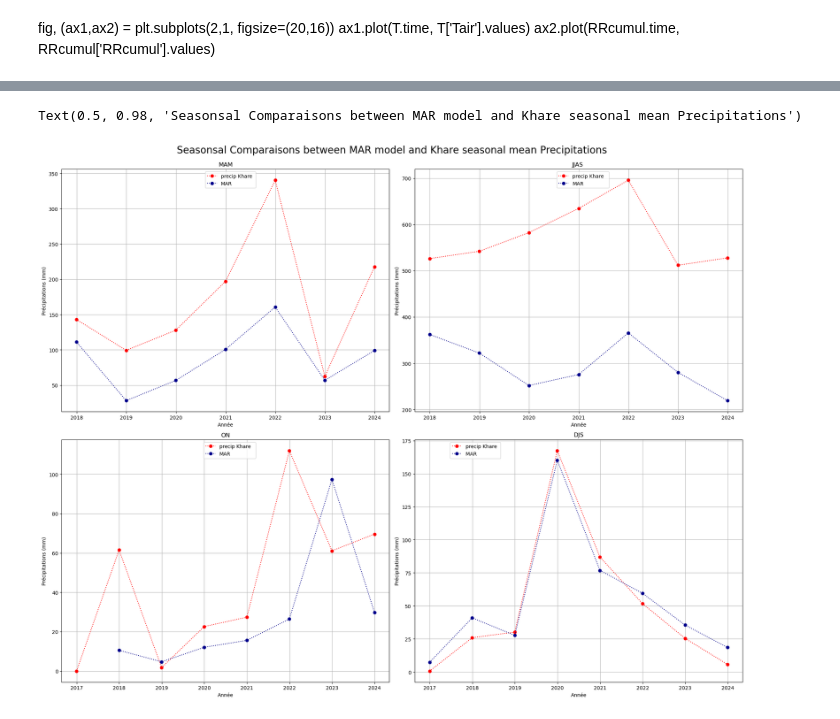
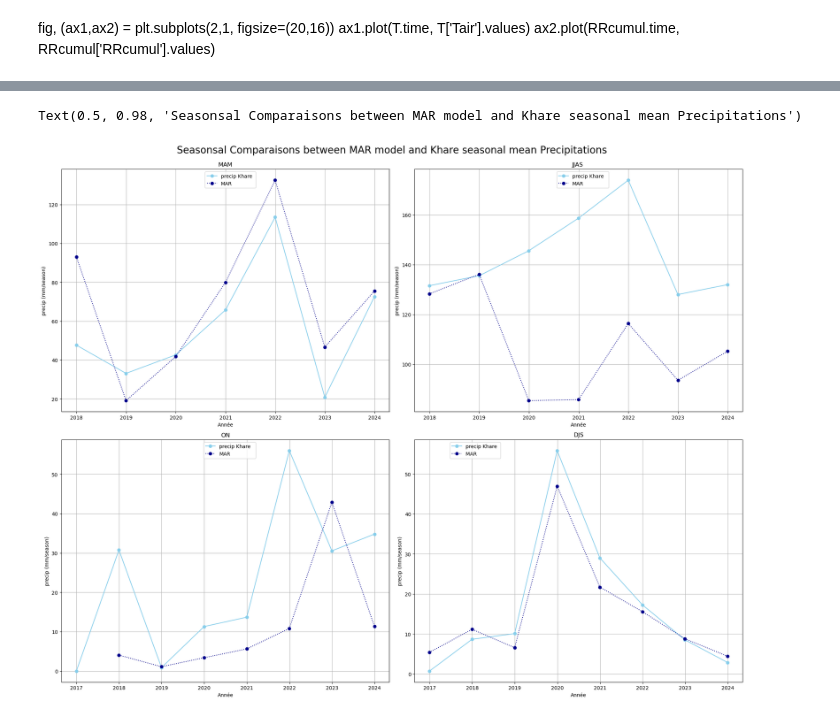
Before and after one commit to Andeol-ramb/MAR_HMA_GLACIOCLIM_Comparisons, a Jupyter notebook: TimeSeries_Ts_Pr_Khare_MAR_16-23.ipynb, the cells around one changed output, grey strips where cells are left out. Cells and saved outputs as stored; diff of their text form; code cells hidden in the pictures.

```diff
--- a/TimeSeries_Ts_Pr_Khare_MAR_16-23.ipynb
+++ b/TimeSeries_Ts_Pr_Khare_MAR_16-23.ipynb
@@ -81,8 +78,8 @@ Coordinates:
 # For a single time step
 #value = dsM['SH'].isel(y=j, x=i)
 ## If there's a time dimension
-dsM_sta=dsM[0:, i, j+1]
-dsM_sta_precip=dsMP[0:, i, j]
+dsM_sta=dsM[0:, i, j-1]
+dsM_sta_precip=dsMP[0:, i, j-1]
 
 
 
@@ -193,7 +220,6 @@ Pr_MAR=dsM_sta_precip.sel(time=slice(start,end))
 # %%
 # Precip sta classic climatic variables
-RR_premon= seasonsdata(Pr_sta, 'MAM').resample(time='YE').sum()
-RR_mon =seasonsdata(Pr_sta, 'JJAS').resample(time='YE').sum()
-RR_postmon=seasonsdata(Pr_sta, 'ON').resample(time='YE').sum()
-RR_hiver=seasonsdata(Pr_sta, 'DJF').resample(time='YE').sum()
-RR_premon
+RR_premon= seasonsdata(Pr_sta, 'MAM').resample(time='YE').mean()
+RR_mon =seasonsdata(Pr_sta, 'JJAS').resample(time='YE').mean()
+RR_postmon=seasonsdata(Pr_sta, 'ON').resample(time='YE').mean()
+RR_hiver=seasonsdata(Pr_sta, 'DJF').resample(time='YE').mean()
@@ -227,7 +226,7 @@ Coordinates:
 # %%
-Pr_MAR
+
 #T MAR classic climate variables
-PrMAR_monthly_cycle=Pr_MAR.groupby('time.month').sum()
+PrMAR_monthly_cycle=Pr_MAR.groupby('time.month').mean()
 
 #dsM_sta_new
 
@@ -242,7 +241,7 @@ PrMAR_hiver  = seasonsdata(Pr_MAR, 'DJF').resample(time='YE').sum()
 
 
 #Time series annual data MAR
-Timeseries_PrMAR_premon = seasonsdata(Pr_MAR, 'MAM').resample(time='YE').sum() # T moyen de chaque saison
-Timeseries_PrMAR_mon = seasonsdata(Pr_MAR, 'JJAS').resample(time='YE').sum()
-Timeseries_PrMAR_postmon =  seasonsdata(Pr_MAR, 'ON').resample(time='YE').sum()
-Timeseries_PrMAR_hiver  = seasonsdata(Pr_MAR, 'DJF').resample(time='YE').sum()
+Timeseries_PrMAR_premon = seasonsdata(Pr_MAR, 'MAM').resample(time='YE').mean() # T moyen de chaque saison
+Timeseries_PrMAR_mon = seasonsdata(Pr_MAR, 'JJAS').resample(time='YE').mean()
+Timeseries_PrMAR_postmon =  seasonsdata(Pr_MAR, 'ON').resample(time='YE').mean()
+Timeseries_PrMAR_hiver  = seasonsdata(Pr_MAR, 'DJF').resample(time='YE').mean()
@@ -270,44 +248,44 @@ Coordinates:
 # %%
 fig, ((ax1,ax2) , (ax3,ax4)) = plt.subplots(2,2, figsize=(20,16))
-ax1.plot(RR_premon.time, RR_premon['RRhourly'].values, linestyle=':',color='red', marker= 'o', label='precip Khare ')
+ax1.plot(RR_premon.time, RR_premon['RRhourly'].values, linestyle='-',color='skyblue', marker= 'o', label='precip Khare ')
 ax1.plot(PrMAR_premon.time, PrMAR_premon.values, linestyle=':',color='darkblue', marker= 'o', label='MAR')
 
 ax1.legend(bbox_to_anchor=(0.1, 0.5, 0.5, 0.5))
 ax1.set_title('MAM')
 ax1.set_xlabel('Année')
-ax1.set_ylabel('Précipitations (mm)')
+ax1.set_ylabel('precip (mm/season)')
 ax1.grid()
 
-ax2.plot(RR_mon.time, RR_mon['RRhourly'].values,linestyle=':', marker= 'o',color='red', label='precip Khare  ')
+ax2.plot(RR_mon.time, RR_mon['RRhourly'].values,linestyle='-', marker= 'o',color='skyblue', label='precip Khare  ')
 ax2.plot(Timeseries_PrMAR_mon.time, Timeseries_PrMAR_mon.values, linestyle=':',color='darkblue', marker= 'o', label='MAR')
 
 ax2.legend(bbox_to_anchor=(0.1, 0.5, 0.5, 0.5))
 ax2.set_title('JJAS ')
 ax2.set_xlabel('Année')
-ax2.set_ylabel('Précipitations (mm)')
+ax2.set_ylabel('precip (mm/season)')
 ax2.grid()
 
-ax3.plot(RR_postmon.time, RR_postmon['RRhourly'].values,linestyle=':', marker= 'o',color='red', label='precip Khare  ')
+ax3.plot(RR_postmon.time, RR_postmon['RRhourly'].values,linestyle='-', marker= 'o',color='skyblue', label='precip Khare  ')
 ax3.plot(Timeseries_PrMAR_postmon.time, Timeseries_PrMAR_postmon.values,color='darkblue', linestyle=':', marker= 'o', label='MAR')
 
 ax3.legend(bbox_to_anchor=(0.1, 0.5, 0.5, 0.5))
 ax3.set_title('ON')
 ax3.set_xlabel('Année')
-ax3.set_ylabel('Précipitations (mm)')
+ax3.set_ylabel('precip (mm/season)')
 ax3.grid()
 
-ax4.plot(Timeseries_PrMAR_hiver.time, RR_hiver['RRhourly'].values,linestyle=':', marker= 'o', color='red',label='precip Khare ')
+ax4.plot(Timeseries_PrMAR_hiver.time, RR_hiver['RRhourly'].values,linestyle='-', marker= 'o', color='skyblue',label='precip Khare ')
 ax4.plot(Timeseries_PrMAR_hiver.time, Timeseries_PrMAR_hiver.values, linestyle=':',color='darkblue', marker= 'o', label='MAR ')
 
 ax4.legend(bbox_to_anchor=(0.1, 0.5, 0.5, 0.5))
 ax4.set_title('DJS')
 ax4.set_xlabel('Année')
-ax4.set_ylabel('Précipitations (mm)')
+ax4.set_ylabel('precip (mm/season)')
 ax4.grid()
 
 
 plt.tight_layout(rect=[0, 0, 1, 0.96])  # Maria script theft : leave space for the suptitle
 fig.suptitle('Seasonsal Comparaisons between MAR model and Khare seasonal mean Precipitations',fontsize=20)
 # %% [output]
 Text(0.5, 0.98, 'Seasonsal Comparaisons between MAR model and Khare seasonal mean Precipitations')
-[figure, old version]
+[figure, new version]
```
Also changed, not shown: parts of 19 cells of this notebook, 5 other files.
